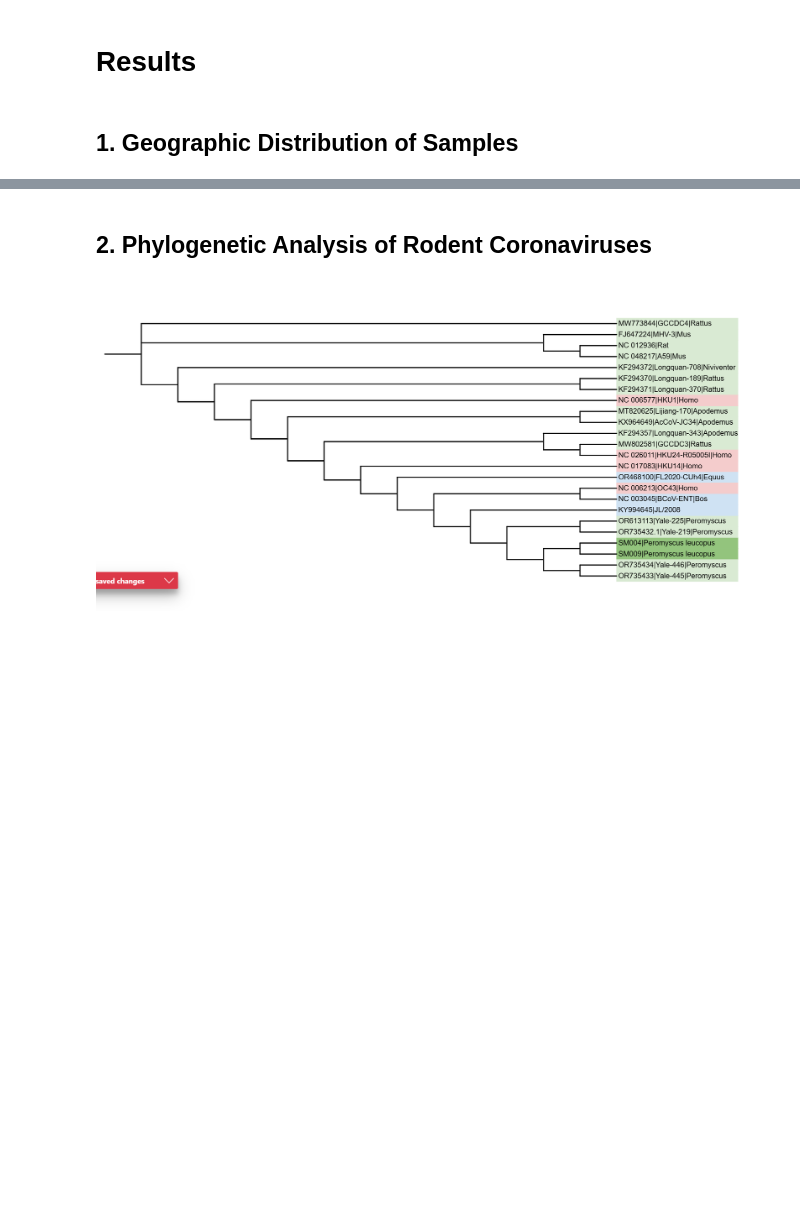
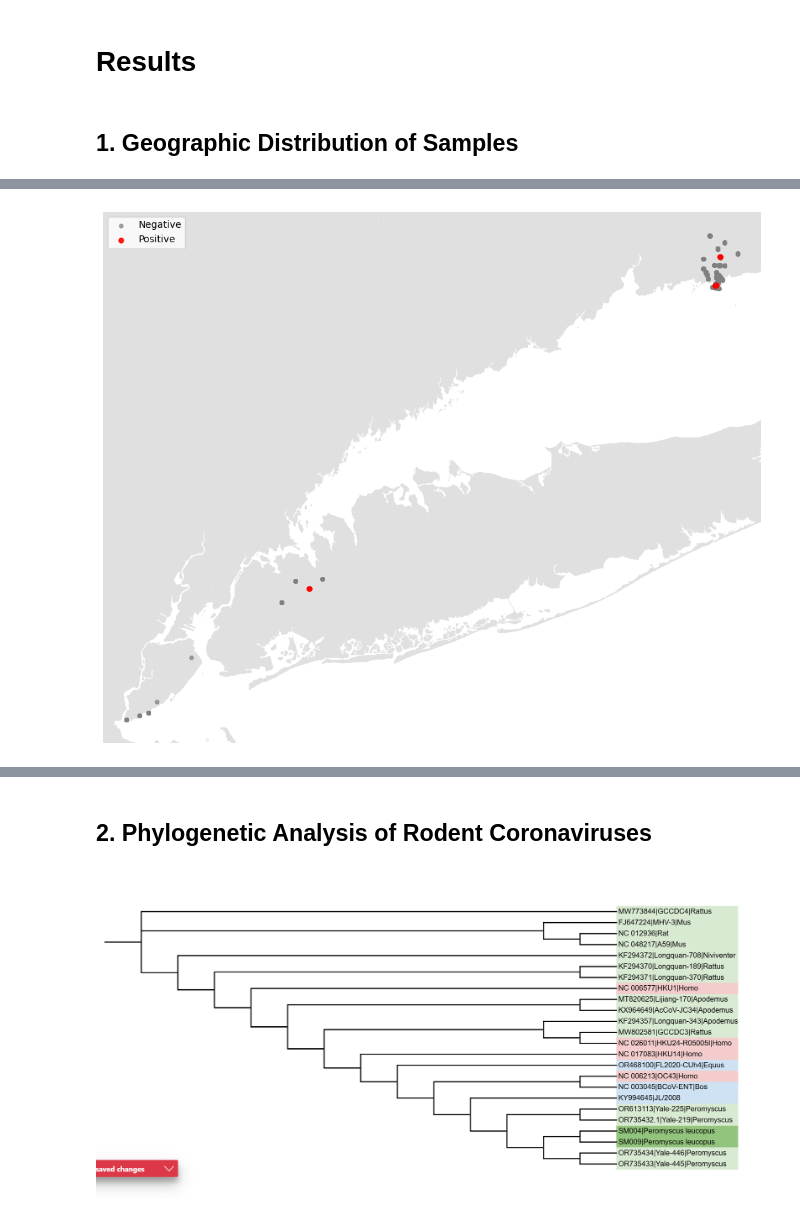
Before and after one commit to blatuscaspot/mouse-cov, a Jupyter notebook: Mouse CoV paper.ipynb, the cells around one changed output, grey strips where cells are left out. Drawn from its saved outputs; the diff is of its cells as text; code cells hidden in the pictures; blank space fills up the shorter version.

```diff
--- a/Mouse CoV paper.ipynb
+++ b/Mouse CoV paper.ipynb
@@ -167,0 +117,41 @@ See: https://matplotlib.org/stable/tutorials/intermediate/legend_guide.html#impl
+# %%
+import geopandas as gpd
+import pandas as pd
+import matplotlib.pyplot as plt
+from shapely.geometry import Point
+import geodatasets
+
+# Load and prep your CSVs
+df_ct = pd.read_csv("dat_pancov_share.csv").dropna(subset=["lat", "lon"])
+df_ct["positive"] = df_ct["PanCov_Gel_Result_Final"].str.lower().str.startswith("positive")
+gdf_ct = gpd.GeoDataFrame(df_ct, geometry=gpd.points_from_xy(df_ct["lon"], df_ct["lat"]), crs="EPSG:4326").to_crs("EPSG:2857")
+
+df_nyc = pd.read_csv("data_pancov_nyc.csv").dropna(subset=["lat", "long"])
+df_nyc["positive"] = df_nyc["PanCov_Gel_Result_Final"].str.lower().str.startswith("pos")
+gdf_nyc = gpd.GeoDataFrame(df_nyc, geometry=gpd.points_from_xy(df_nyc["long"], df_nyc["lat"]), crs="EPSG:4326").to_crs("EPSG:2857")
+
+gdf_all = pd.concat([gdf_ct, gdf_nyc])
+
+# Load Natural Earth land
+land_path = geodatasets.get_path("naturalearth.land")
+land = gpd.read_file("usa.shp").to_crs("EPSG:2857")
+
+# Plot
+fig, ax = plt.subplots(figsize=(10, 8))
+land.plot(ax=ax, color="#e0e0e0", edgecolor="none")
+
+gdf_all[~gdf_all["positive"]].plot(ax=ax, color="gray", markersize=15, label="Negative", alpha=0.7)
+gdf_all[gdf_all["positive"]].plot(ax=ax, color="red", markersize=25, label="Positive", alpha=0.9)
+
+buffer = 5000
+minx, miny, maxx, maxy = gdf_all.total_bounds
+ax.set_xlim(minx - buffer, maxx + buffer)
+ax.set_ylim(miny - buffer, maxy + buffer)
+
+ax.axis("off")
+ax.legend()
+plt.tight_layout()
+plt.savefig("sampling_map.png", dpi=300, bbox_inches="tight", pad_inches=0)
+plt.show()
+# %% [output]
+[figure, added]
```
Also changed, not shown: parts of 3 cells of this notebook.
